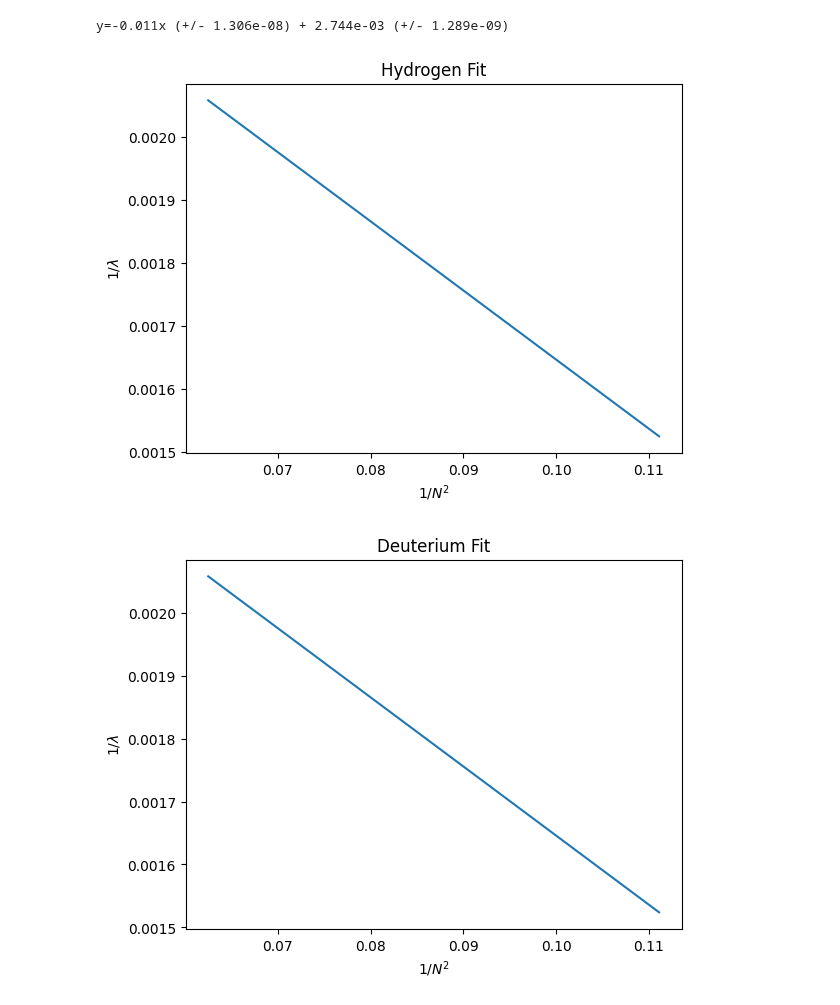
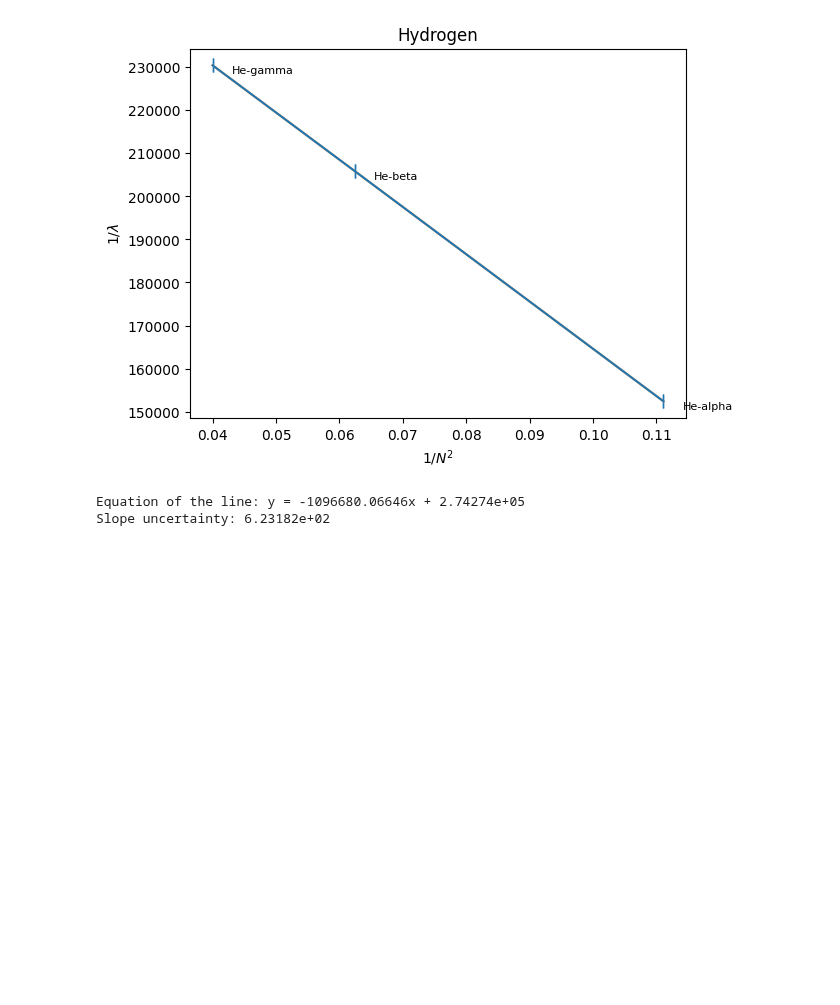
Before and after one commit to maraMaraschino/Adv-Lab, a Jupyter notebook: H2D2 Spectroscopy/H2D2 Notebook.ipynb, the cells around one changed output. Saved outputs shown, nothing was run; the diff lists cells and outputs as text; code cells hidden in the pictures; blank space fills up the shorter version.

```diff
--- a/H2D2 Spectroscopy/H2D2 Notebook.ipynb
+++ b/H2D2 Spectroscopy/H2D2 Notebook.ipynb
@@ -236 +254,8 @@ Sigma: 0.0083 +/- 0.0004
 Y offset: 0.4015 mA +/- 2.6115e-05 mA
+# %%
+n_beta = 486.0091/he_beta_mean
+print(f'n = {n_beta}')
+he_beta_vac = he_beta_mean * n_beta
+de_beta_vac = de_beta_mean * n_beta
+print(f'He beta wavelength = {he_beta_vac} +/- {he_beta_sigma_mean:.7f}')
+print(f'De beta wavelength = {de_beta_vac:.4f} +/- {de_beta_sigma_mean:.7f}')
@@ -315,0 +347,7 @@ Y offset: 0.4020 mA +/- inf mA
+# %%
+n_gamma = 434.0472/he_gamma_mean
+print(f'n = {n_gamma}')
+he_gamma_vac = he_gamma_mean * n_gamma
+de_gamma_vac = de_gamma_mean * n_gamma
+print(f'He gamma wavelength = {he_gamma_vac} +/- {he_gamma_sigma_mean:.7f}')
+print(f'De gamma wavelength = {de_gamma_vac:.4f} +/- {de_gamma_sigma_mean:.7f}')
@@ -322,20 +364,47 @@ $$\frac{1}{\lambda}=R(\frac{1}{n_f^2}-\frac{1}{n_i^2})$$
 Here, $n_i$ refers to the orbital that an electron drops from, while $n_f$ refers to the orbital that an electron drops *to*. As shown above, we have data from the orbital transitions for H-$\alpha$, H-$\beta$, and H-$\gamma$, where the electrons transitions from the orbitals 3 $\to$ 2, 4 $\to$ 2, and 5 $\to$ 2 respectively. With the discovered wavelengths, we can now plot the inverses of the wavelengths against 1/$N^2$, where N = $n_i$. This should result in a linear formula of the form:
 $$y=mx+b$$
 Where $y=\frac{1}{\lambda}$, $m=-R$, $x=\frac{1}{N^2}$, and $b=\frac{R}{4}$
-# %%
-def linear_function(x, m, b):
-    return (m*x)+b
-
-# Setting hydrogen plot
-y_he_vector = [1/he_alpha_mean, 1/he_beta_mean]
-x_he_vector = [1/9, 1/16]
-y_uncertainty_vector = [he_alpha_sigma_mean/(he_alpha_mean**2), he_beta_sigma_mean/(he_beta_mean**2)]
-
-# Setting deuterium plot
-y_de_vector = [1/de_alpha_mean, 1/de_beta_mean]
-x_de_vector = [1/9, 1/16]
-y_uncertainty_vector = [de_alpha_sigma_mean/(de_alpha_mean**2), de_beta_sigma_mean/(de_beta_mean**2)]
-# %% [output]
-y=-0.011x (+/- 1.306e-08) + 2.744e-03 (+/- 1.289e-09)
-[figure, removed]
-[figure, removed]
+# %%
+from scipy.stats import linregress
+
+def linear_function(x, m, b):
+    return (m*x)+b
+
+# Setting hydrogen plot
+# convert nm to m - Rydberg units of 1/m
+he_alpha_vac_m = he_alpha_vac*10e-9
+he_beta_vac_m = he_beta_vac*10e-9
+he_gamma_vac_m = he_gamma_vac*10e-9
+y_he_vector = [1/he_alpha_vac_m, 1/he_beta_vac_m, 1/he_gamma_vac_m]
+x_he_vector = [1/9, 1/16, 1/25]
+he_y_uncertainty_vector = np.array([he_alpha_sigma_mean/(he_alpha_mean**2),
+                                    he_beta_sigma_mean/(he_beta_mean**2),
+                                    he_gamma_sigma_mean/(he_gamma_mean**2)])
+he_labels = ['He-alpha', 'He-beta', 'He-gamma']
+for x, y, label in zip(x_he_vector, y_he_vector, he_labels):
+    plt.text(x+0.003, y+0.00001, label, fontsize=8, ha='left', va='top')
+
+slope, intercept, r_value, p_value, std_err = linregress(x_he_vector, y_he_vector)
+
+# Generate fitted line points
+x_fit = np.linspace(min(x_he_vector), max(x_he_vector), 100)
+y_fit = linear_function(x_fit, slope, intercept)
+
+plt.errorbar(x_he_vector, y_he_vector, xerr=he_y_uncertainty_vector, fmt='-', label='Data', capsize=5)
+plt.plot(x_he_vector, y_he_vector)
+plt.title(f'Hydrogen')
+plt.ylabel(f'1/$\lambda$')
+plt.xlabel(f'1/$N^2$')
+plt.show()
+
+print(f"Equation of the line: y = {slope:.5f}x + {intercept:.5e}")
+print(f"Slope uncertainty: {std_err:.5e}")
+
+# Setting deuterium plot
+y_de_vector = [1/de_alpha_vac, 1/de_beta_vac, 1/de_gamma_vac]
+x_de_vector = [1/9, 1/16, 1/25]
+de_y_uncertainty_vector = [de_alpha_sigma_mean/(de_alpha_mean**2), de_beta_sigma_mean/(de_beta_mean**2), de_gamma_sigma_mean/(de_gamma_mean**2)]
+# %% [output]
+[figure, added]
+Equation of the line: y = -1096680.06646x + 2.74274e+05
+Slope uncertainty: 6.23182e+02
```
Also changed, not shown: parts of 14 cells of this notebook, 2 other files.
